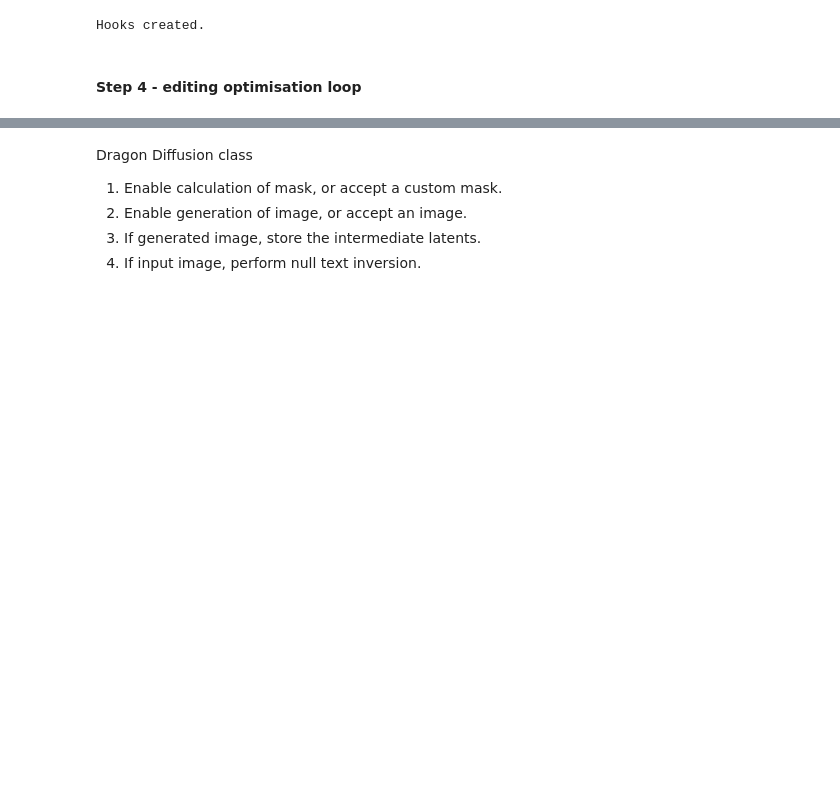
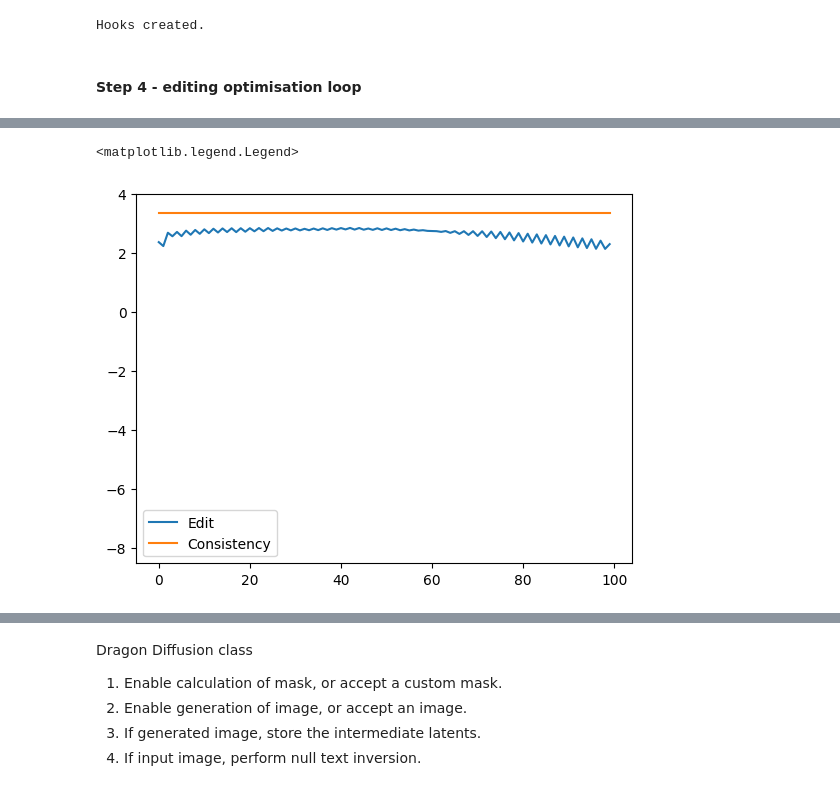
Before and after one commit to superolly/dragon_diffusion, a Jupyter notebook: nbs/04_dragon.ipynb, the cells around one changed output, grey strips where cells are left out. Drawn from its saved outputs; the diff is of its cells as text; code cells hidden in the pictures; blank space fills up the shorter version.

```diff
--- a/nbs/04_dragon.ipynb
+++ b/nbs/04_dragon.ipynb
@@ -199,7 +272,7 @@ def load_mask(mask_path, height, width, device='cpu'):
 ddim_scheduler = DDIMScheduler(beta_start=0.00085, beta_end=0.012, beta_schedule='scaled_linear')
 scheduler_2 = DDIMScheduler(beta_start=0.00085, beta_end=0.012, beta_schedule='scaled_linear')
 # %%
-# all_null_texts.append(uncond_embeddings)
+all_null_texts.append(uncond_embeddings)
 # %%
 steps = 50
 ddim_scheduler.set_timesteps(steps)
@@ -207,11 +280,11 @@ scheduler_2.set_timesteps(steps)
 device = 'cuda'
 orig_latents, edit_latents = z_T.clone().detach().to(device), z_T.clone().detach()
 edit_latents = nn.Parameter(edit_latents).detach().to(device)
-guidance = 5
-lr = 1e-2
-eta = 5e5
+guidance1, guidance2 = 0, 0
+lr = 1e-4
+eta = 8e2
 
-mask_path = '/home/mask.jpg'
+mask_path = '/home/sam_mask.jpg'
 feat_1_mask = load_mask(mask_path, height//16, width//16)
 feat_2_mask = load_mask(mask_path, height//8, width//8)
 masks = (feat_1_mask.to(device), feat_2_mask.to(device))
@@ -238,7 +311,7 @@ for i, t in enumerate(progress_bar(ddim_scheduler.timesteps, leave=False, commen
         f_orig = tuple([h.feats for h in hooks])
 
     # prediction for reconstructed image, based on null text embeddings
-    orig_noise_pred = uncond + guidance * (cond - uncond)
+    orig_noise_pred = uncond + guidance1 * (cond - uncond)
     orig_latents = ddim_scheduler.step(orig_noise_pred, t, orig_latents).prev_sample
 
 
@@ -251,33 +324,34 @@ for i, t in enumerate(progress_bar(ddim_scheduler.timesteps, leave=False, commen
 
     # inject uncond attention
     prepare_attention(model, storage, set_store=False, set_inject=True, emb_type='uncond')
-    uncond = model(latent_model_input, t, encoder_hidden_states=uncond_embeddings_null).sample
+    uncond = model(latent_model_input, t, encoder_hidden_states=uncond_embeddings).sample
 
     # inject cond attention
     prepare_attention(model, storage, set_store=False, set_inject=True, emb_type='cond')
     cond = model(latent_model_input, t, encoder_hidden_states=cond_embeddings).sample
 
     # get features
-    f_edit = tuple([h.feats for h in hooks])
+    f_edit = [h.feats for h in hooks]
 
     # classifier-free guidance
-    edit_noise_pred = uncond + guidance * (cond - uncond)
+    edit_noise_pred = uncond + guidance2 * (cond - uncond)
 
     # resize the mask according to each feature size and
     # isolate the masked area. Remember that there are *multiple*
     # feature layers being used, so this is a bit annoying
-    masks_resize = [local_resize(m, m.shape[-1]*2, binarise=True) for m in masks]
-    f_orig_resize = [local_resize(f, f.shape[-1]*2) for f in f_orig]
-    m_orig = [m*f for m,f in zip(masks_resize, f_orig_resize)]
-    m_share_orig = [~m for m in masks_resize]
-    m_edit = [m*f for m,f in zip(masks_resize, f_edit)]
-    m_share_edit = [~m for m in masks_resize]
+    masks_resize = [local_resize(m, m.shape[-1]*2, binarise=True) for m in masks] ## resize the mask
+    f_orig_resize = [local_resize(f, f.shape[-1]*2) for f in f_orig]              ## resize the features
+    m_orig = [m*f for m,f in zip(masks_resize, f_orig_resize)]                    ## extract the original features within the mask
+    m_share_orig = [~m*f for m,f in zip(masks_resize, f_orig)]             ## extract the original features outside the mask
+    # f_edit_resize = [local_resize(f, f.shape[-1]*2) for f in f_edit]
+    m_edit = [m*f for m,f in zip(masks_resize, f_edit)]                           ## extract the edited features inside the mask
+    m_share_edit = [~m*f for m,f in zip(masks_resize, f_edit)]                    ## extract the edited features outside the mask
 
     # do loss function
     loss = resize_loss(m_orig, m_edit, m_share_orig, m_share_edit)
     loss.backward()
-    print("Mean: ", eta*edit_latents.grad.mean().item())
-    edit_noise_pred += masks[1]*eta*edit_latents.grad
+    torch.nn.utils.clip_grad_norm_(edit_latents, max_norm=0.1)
+    edit_noise_pred += eta*(masks_resize[1]*edit_latents.grad)
     edit_latents = scheduler_2.step(edit_noise_pred.detach(), t, edit_latents.detach()).prev_sample
     storage.flush()
 
@@ -287,5 +361,7 @@ edit_latents = 1 / 0.18215 * edit_latents
 with torch.no_grad():
     edit_img = decode_img(edit_latents, vae)
     orig_img = decode_img(orig_latents, vae)
+
+print('Complete')
 # %% [output]
 [interactive output not drawn]
@@ -318,3 +406,14 @@ for i, (img, title) in enumerate(zip([image, orig_img, edit_img], ["Original", "
+# %%
+# eta 5e3, edit_weight=1, consistency_weight=2, alpha=0.1, beta=0.5
+y = t1s+t2s
+ymin, ymax = min(y) - 5 * min(y), max(y) + 0.2 * max(y)
+plt.plot([t.detach().cpu().numpy() for t in t1s], label="Edit")
+plt.plot([t.detach().cpu().numpy() for t in t2s], label="Consistency")
+plt.ylim([ymin.detach().cpu().numpy(), ymax.detach().cpu().numpy()])
+plt.legend()
+# %% [output]
+<matplotlib.legend.Legend>
+[figure, added]
 # %% [markdown]
 Things to try:
 
```
Also changed, not shown: parts of 22 cells of this notebook, 3 other files.
